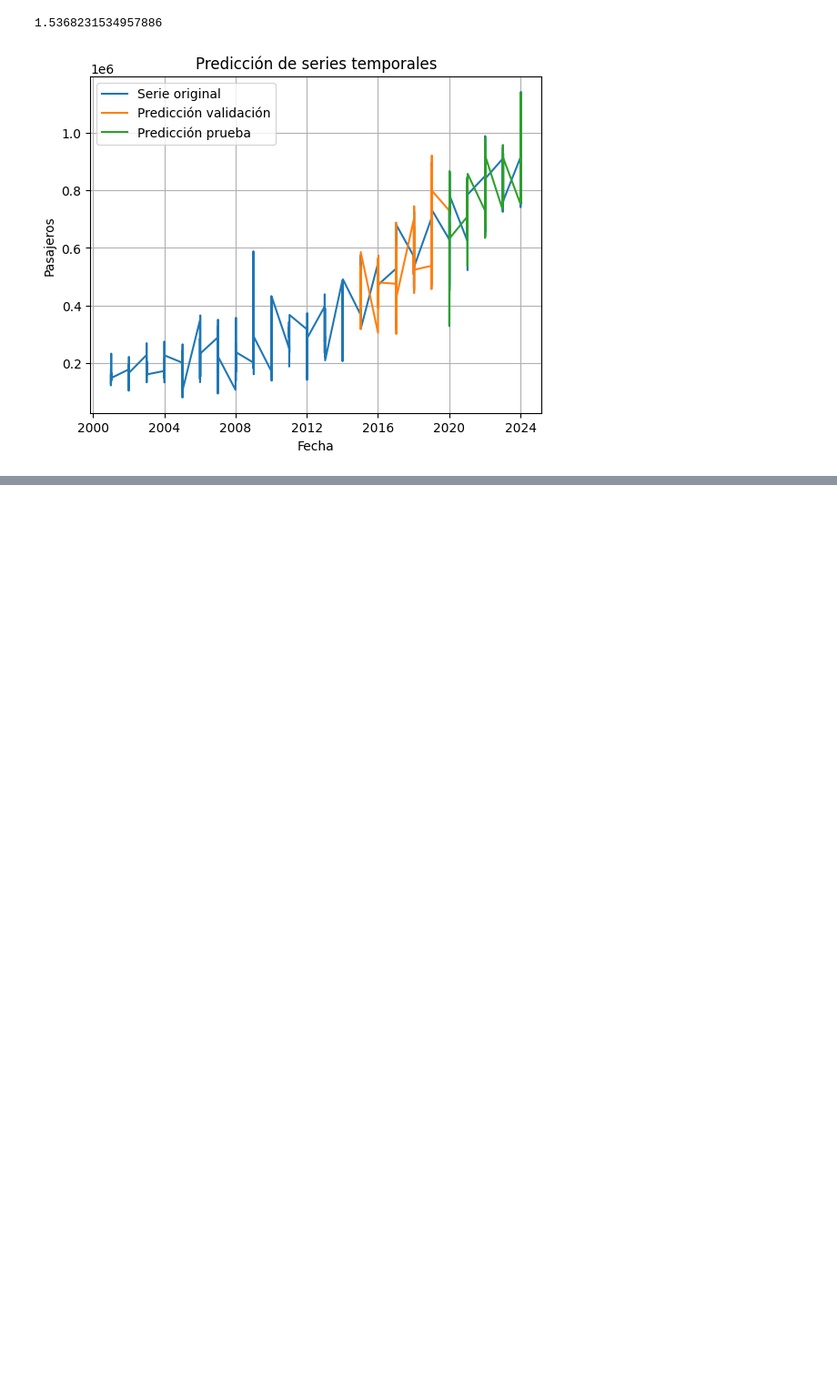
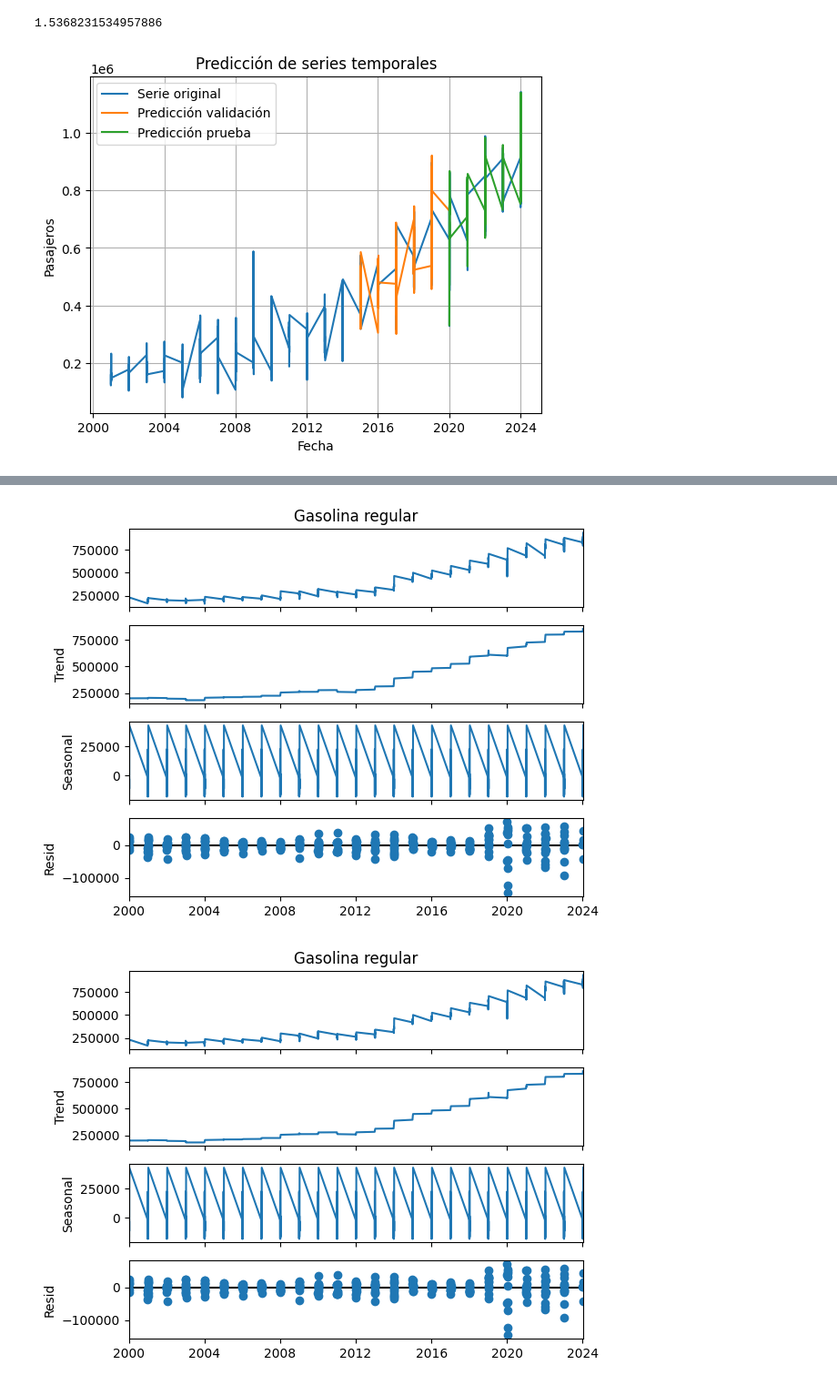
Before and after one commit to xtsebas/time_series, a Jupyter notebook: serie_tiempo_LSTM.ipynb, the cells around one changed output, grey strips where cells are left out. Shown at 91% size. Saved outputs shown, nothing was run; the diff lists cells and outputs as text; code cells hidden in the pictures; blank space fills up the shorter version.

```diff
--- a/serie_tiempo_LSTM.ipynb
+++ b/serie_tiempo_LSTM.ipynb
@@ -539,0 +572,6 @@ plt.show()
+# %%
+descomposicion = seasonal_decompose(ts_imp_reg, period=12)
+descomposicion.plot()
+# %% [output]
+[figure, added]
+[figure, added]
```
Also changed, not shown: parts of 35 cells of this notebook.
